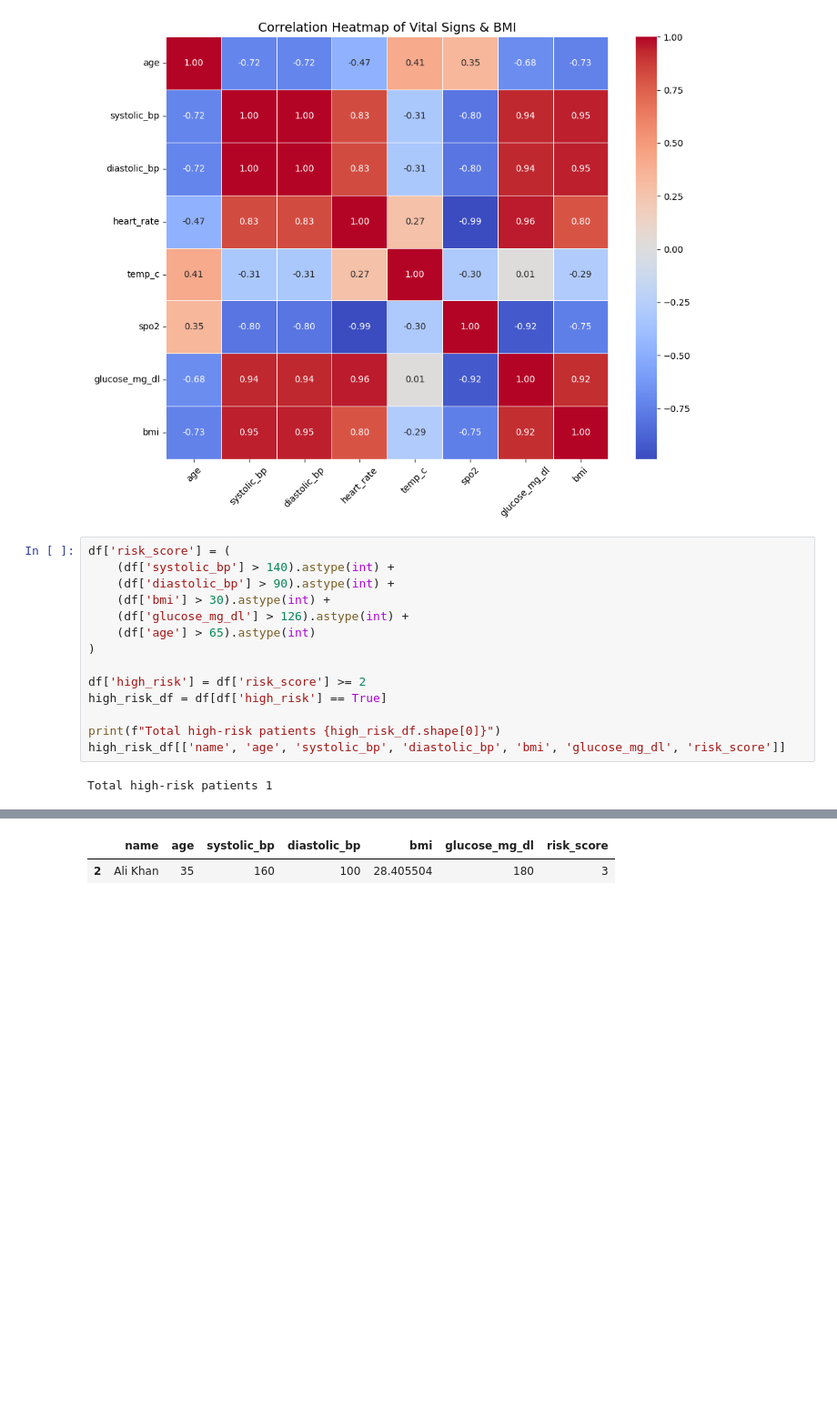
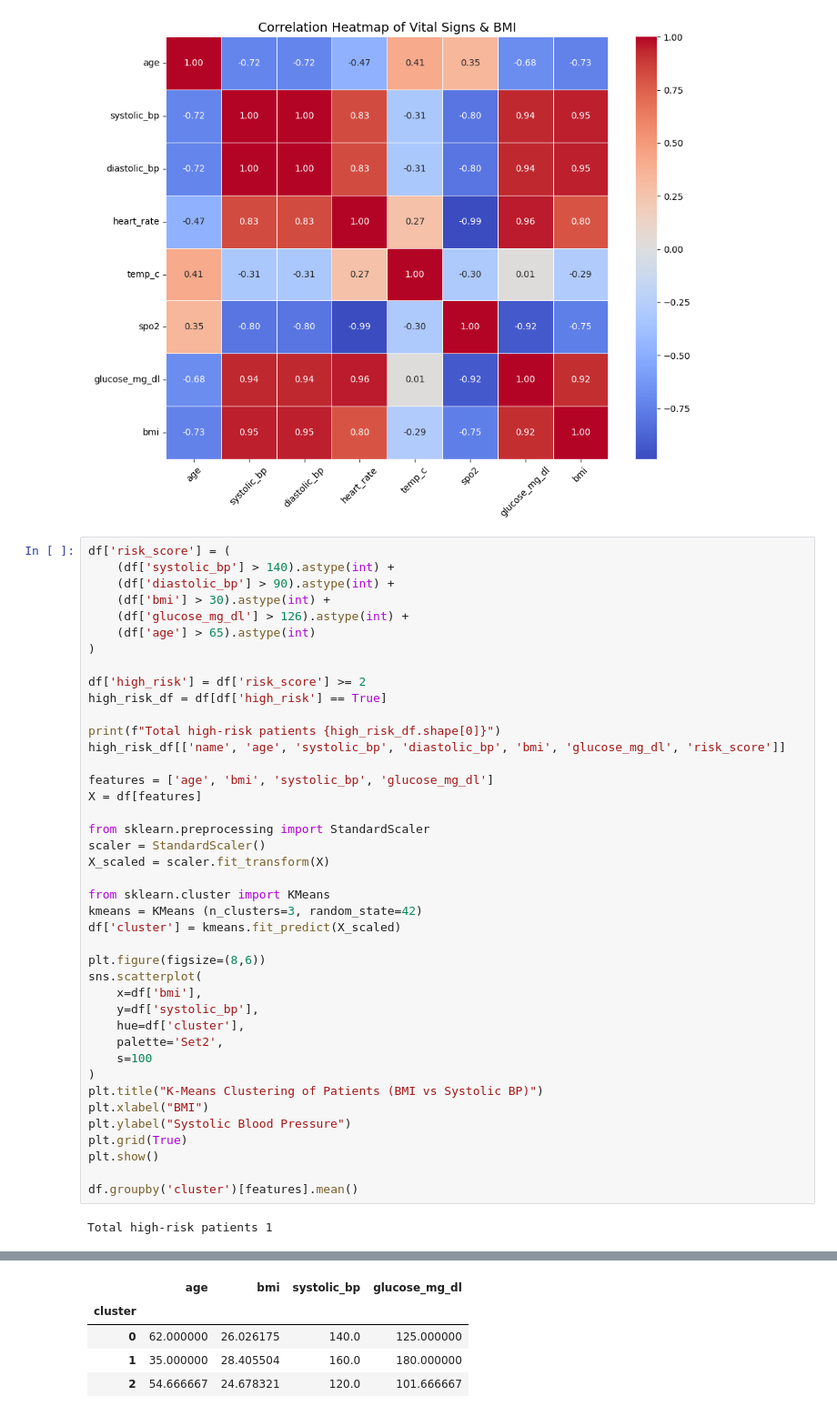
Before and after one commit to EviAnast/clinical-data-dashboard, a Jupyter notebook: notebooks/analysis.ipynb, the cells around one changed output, grey strips where cells are left out. Shown: that part at 91% size. Saved outputs shown, nothing was run; the diff lists cells and outputs as text; blank space fills up the shorter version.

```diff
--- a/notebooks/analysis.ipynb
+++ b/notebooks/analysis.ipynb
@@ -58,5 +58,32 @@ high_risk_df = df[df['high_risk'] == True]
 
 print(f"Total high-risk patients {high_risk_df.shape[0]}")
 high_risk_df[['name', 'age', 'systolic_bp', 'diastolic_bp', 'bmi', 'glucose_mg_dl', 'risk_score']]
+
+features = ['age', 'bmi', 'systolic_bp', 'glucose_mg_dl']
+X = df[features]
+
+from sklearn.preprocessing import StandardScaler
+scaler = StandardScaler()
+X_scaled = scaler.fit_transform(X)
+
+from sklearn.cluster import KMeans
+kmeans = KMeans (n_clusters=3, random_state=42)
+df['cluster'] = kmeans.fit_predict(X_scaled)
+
+plt.figure(figsize=(8,6))
+sns.scatterplot(
+    x=df['bmi'],
+    y=df['systolic_bp'],
+    hue=df['cluster'],
+    palette='Set2',
+    s=100
+)
+plt.title("K-Means Clustering of Patients (BMI vs Systolic BP)")
+plt.xlabel("BMI")
+plt.ylabel("Systolic Blood Pressure")
+plt.grid(True)
+plt.show()
+
+df.groupby('cluster')[features].mean()
 # %% [output]
 Total high-risk patients 1
@@ -63,2 +91,5 @@ Total high-risk patients 1
-|  | name | age | systolic_bp | diastolic_bp | bmi | glucose_mg_dl | risk_score |
-| 2 | Ali Khan | 35 | 160 | 100 | 28.405504 | 180 | 3 |
+|  | age | bmi | systolic_bp | glucose_mg_dl |
+| cluster |  |  |  |  |
+| 0 | 62.000000 | 26.026175 | 140.0 | 125.000000 |
+| 1 | 35.000000 | 28.405504 | 160.0 | 180.000000 |
+| 2 | 54.666667 | 24.678321 | 120.0 | 101.666667 |
```
Also changed, not shown: parts of 1 cell of this notebook.
